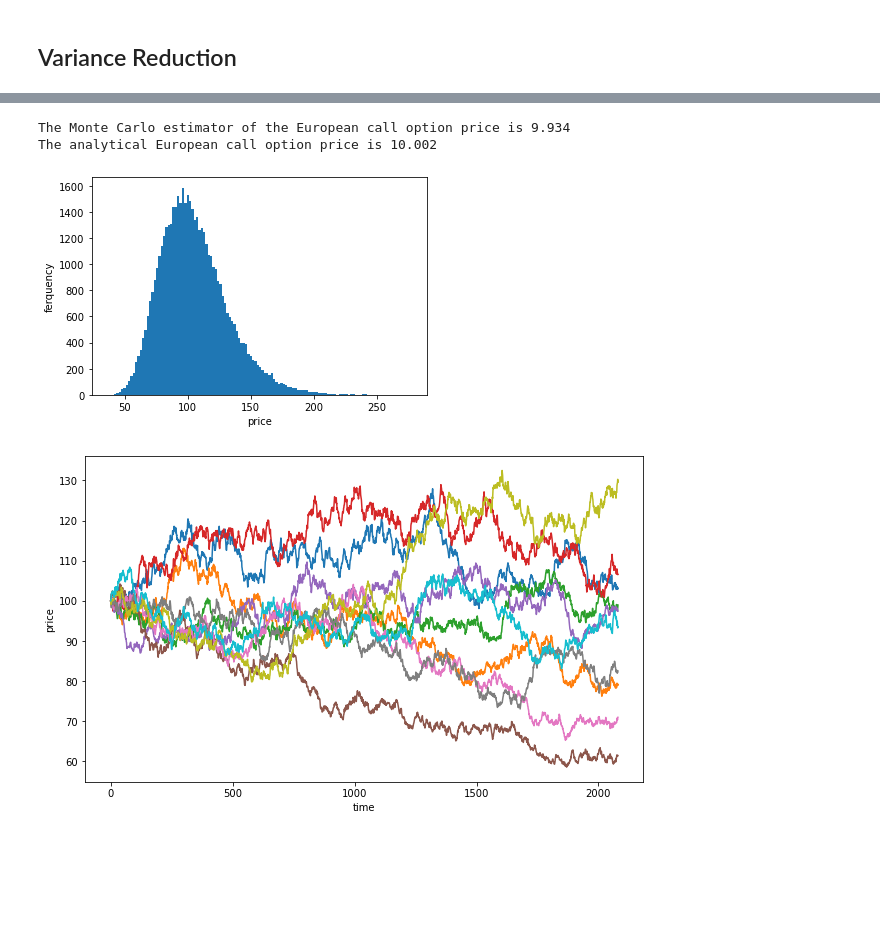
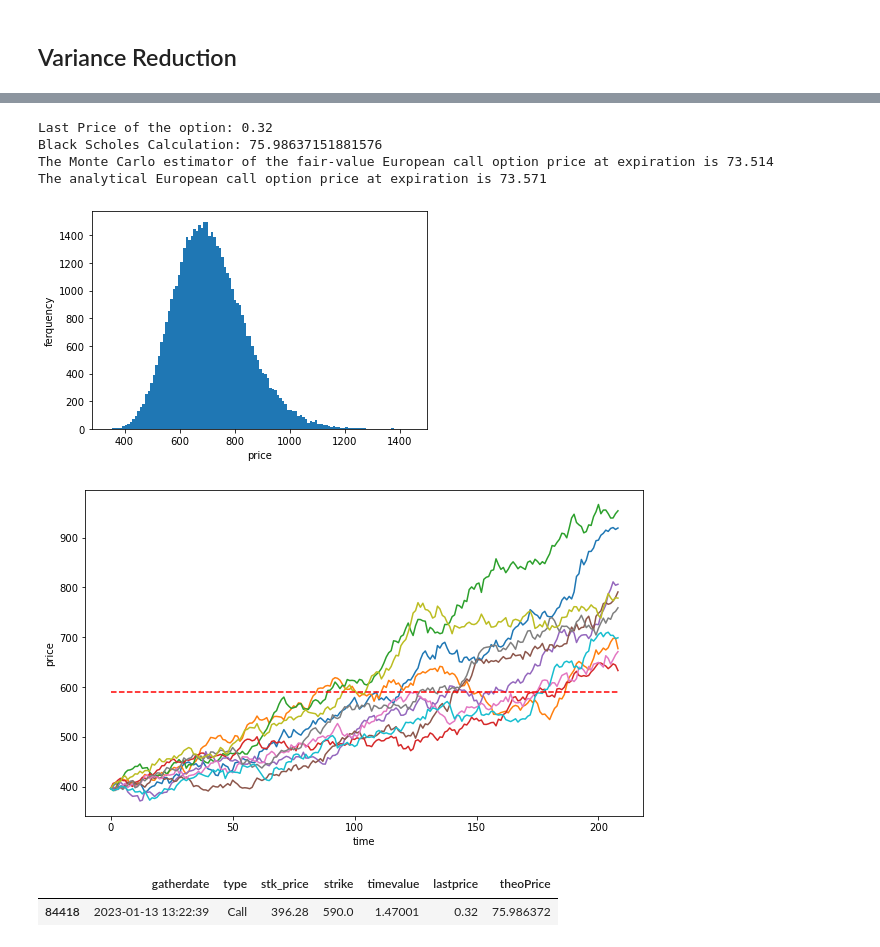
Before and after one commit to jeraldthatman/Option_Simulations, a Jupyter notebook: BLACKSHOLES/black-scholes.ipynb, the cells around one changed output, grey strips where cells are left out. Saved outputs shown, nothing was run; the diff lists cells and outputs as text; code cells hidden in the pictures; blank space fills up the shorter version.

```diff
--- a/BLACKSHOLES/black-scholes.ipynb
+++ b/BLACKSHOLES/black-scholes.ipynb
@@ -303,4 +314,6 @@ $$P_0 = e^{-rT} \frac{1}{N} \sum^N_i{max(K - S_T, 0)}$$
 # %%
+tmp = lod['spy'][['gatherdate','type', 'stk_price', 'strike','timevalue', 'lastprice', 'theoPrice']].copy()
+tmp = tmp[tmp['type'] == 'Call'].sample(1)
 # S_t: the spot price of the underlying asset at time t
 # r: the risk-free interest rate
 # sigma: the volatility of returns of the underlying asset
@@ -309,13 +322,18 @@ $$P_0 = e^{-rT} \frac{1}{N} \sum^N_i{max(K - S_T, 0)}$$
 # t: current time in years
 # T: expiry or maturity date
 # N: number of realizations for Monte Carlo simulation
+print(f'Last Price of the option: {tmp["lastprice"].values[0]}')
+print(f'Black Scholes Calculation: {tmp["theoPrice"].values[0]}')
 
 # lognormal distribution of the price
-S0 = 100
-r = 0.05
-sigma = 0.25
-K = 105
-T = 1.0
+#S0 = 404.39
+S0 = tmp['stk_price'].values[0]
+r = R
+sigma = 0.15
+#K = 415
+K = tmp['strike'].values[0]
+#T = .005
+T = tmp['timevalue'].values[0]
 N = 50000
 Z = np.random.normal(size=N)
 ST = S0*np.exp((r-0.5*sigma**2)*T+sigma*np.sqrt(T)*Z)
@@ -323,38 +341,47 @@ plt.hist(ST, bins='auto')
 plt.xlabel('price')
 plt.ylabel('ferquency')
 
 # Monte Carlo simulation
-weeks = 520 *4
+weeks = 52 *4
 dt = T/weeks
 S = np.zeros((weeks+1, N))
 S[0] = S0
 for t in range(1, weeks+1):
     Z = np.random.normal(size=N)
     S[t] = S[t-1]*np.exp((r-0.5*sigma**2)*dt+sigma*np.sqrt(dt)*Z)
 
 
-
 # plot the simulated price paths
 plt.figure(figsize=(10, 6))
 plt.plot(S[:, :10])
+# plot strike price
+plt.plot(np.ones(weeks+1)*K, 'r--', label = 'Strike Price')
 plt.xlabel('time')
 plt.ylabel('price')
 
 # calculate the payoff at maturity
 hT = np.maximum(S[-1]-K, 0)
 
 # calculate the Monte Carlo estimator
 C0 = np.exp(-r*T)*np.sum(hT)/N
-print(f"The Monte Carlo estimator of the European call option price is {C0:.3f}")
+print(f"The Monte Carlo estimator of the fair-value European call option price at expiration is {C0:.3f}")
 
 # calculate the analytical European call option price
 from scipy.stats import norm
 d1 = (np.log(S0/K)+(r+0.5*sigma**2)*T)/(sigma*np.sqrt(T))
 d2 = (np.log(S0/K)+(r-0.5*sigma**2)*T)/(sigma*np.sqrt(T))
 C0 = (S0*norm.cdf(d1)-K*np.exp(-r*T)*norm.cdf(d2))
-print(f"The analytical European call option price is {C0:.3f}")
+print(f"The analytical European call option price at expiration is {C0:.3f}")
 # %% [output]
-The Monte Carlo estimator of the European call option price is 9.934
-The analytical European call option price is 10.002
+Last Price of the option: 0.32
+Black Scholes Calculation: 75.98637151881576
+The Monte Carlo estimator of the fair-value European call option price at expiration is 73.514
+The analytical European call option price at expiration is 73.571
-[figure, old version]
+[figure, new version]
-[figure, old version]
+[figure, new version]
+# %%
+# convert 10 days to time value
+tmp
+# %% [output]
+|  | gatherdate | type | stk_price | strike | timevalue | lastprice | theoPrice |
+| 84418 | 2023-01-13 13:22:39 | Call | 396.28 | 590.0 | 1.47001 | 0.32 | 75.986372 |
```
Also changed, not shown: parts of 6 cells of this notebook, 14 other files.
